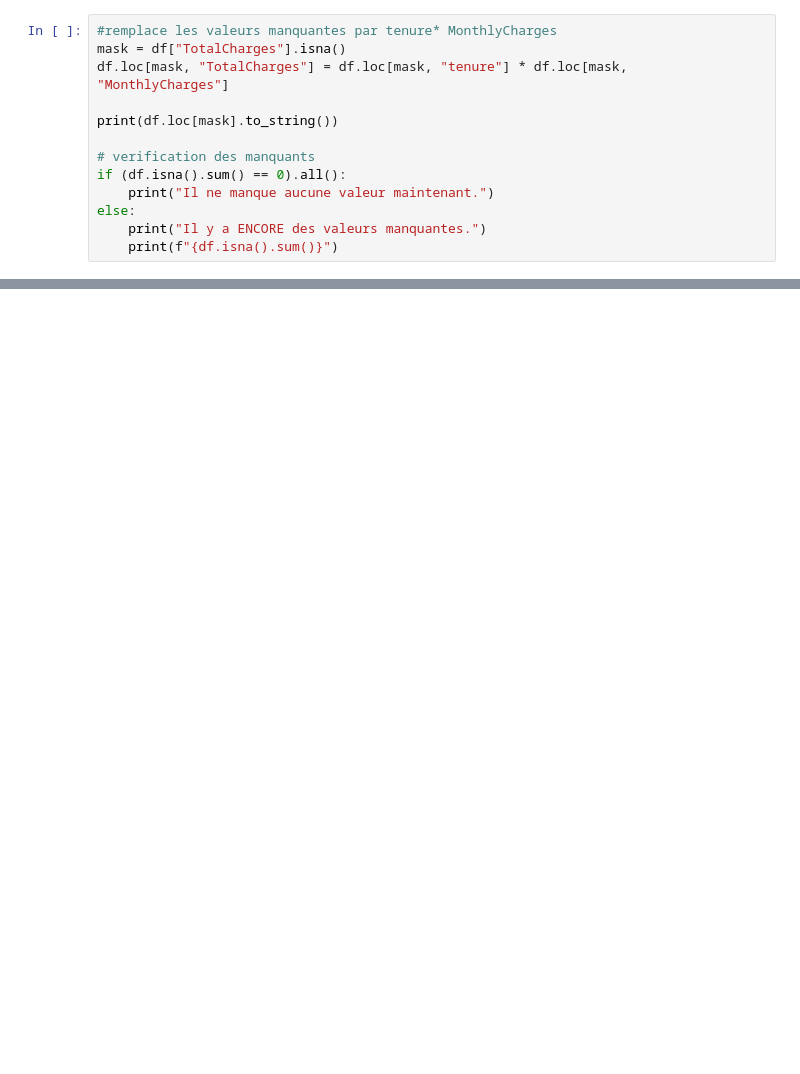
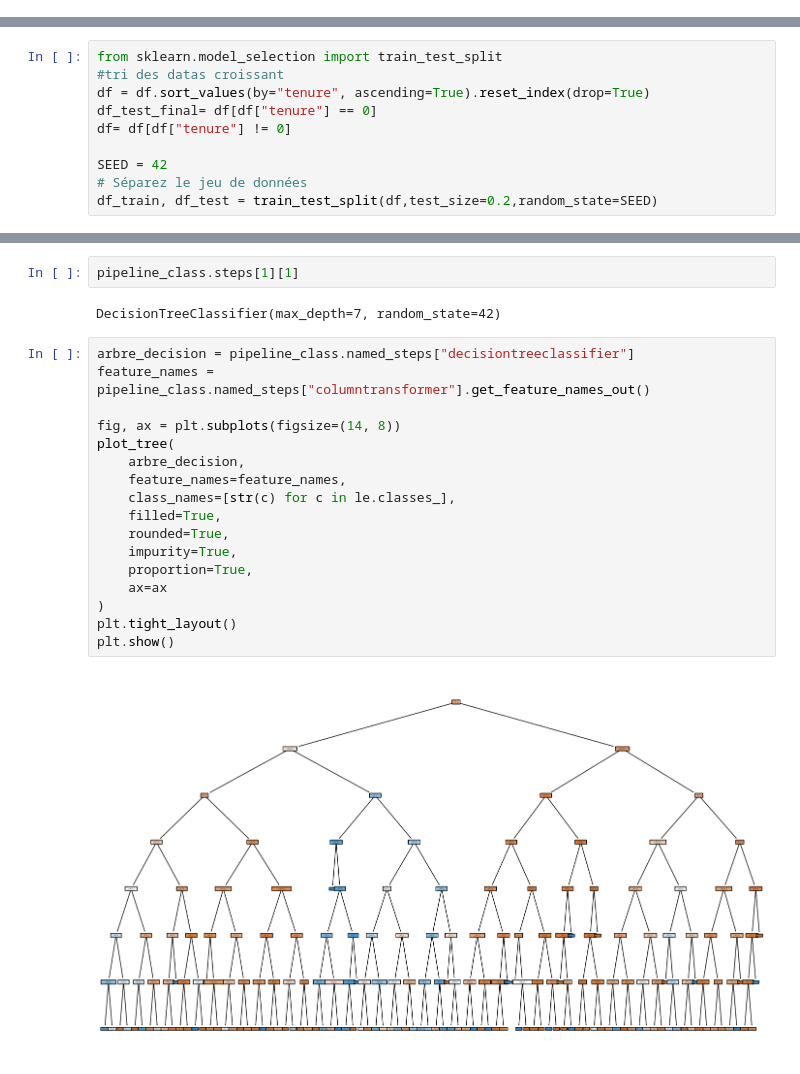
Before and after one commit to RomainGuillon/Identifier-churn, a Jupyter notebook: notebooks/02_baseline_model.ipynb, the cells around one changed output, grey strips where cells are left out. Saved outputs shown, nothing was run; the diff lists cells and outputs as text; blank space fills up the shorter version.

Commit message:
Ajout: pipeline, arbre, tableau impoirtance, Matrice de confusion

```diff
--- a/notebooks/02_baseline_model.ipynb
+++ b/notebooks/02_baseline_model.ipynb
@@ -73,13 +43,0 @@ si on regarde les c'est 2 colonnes on peut voir que tenure x MonthlyCharge et tr
-# %%
-#remplace les valeurs manquantes par tenure* MonthlyCharges
-mask = df["TotalCharges"].isna()
-df.loc[mask, "TotalCharges"] = df.loc[mask, "tenure"] * df.loc[mask, "MonthlyCharges"]
-
-print(df.loc[mask].to_string())
-
-# verification des manquants
-if (df.isna().sum() == 0).all():
-    print("Il ne manque aucune valeur maintenant.")
-else:
-    print("Il y a ENCORE des valeurs manquantes.")
-    print(f"{df.isna().sum()}")
@@ -99,0 +46,10 @@ Il ne manque aucune valeur maintenant.
+# %%
+from sklearn.model_selection import train_test_split
+#tri des datas croissant
+df = df.sort_values(by="tenure", ascending=True).reset_index(drop=True)
+df_test_final= df[df["tenure"] == 0]
+df= df[df["tenure"] != 0]
+
+SEED = 42
+# Séparez le jeu de données
+df_train, df_test = train_test_split(df,test_size=0.2,random_state=SEED)
@@ -99,0 +145,23 @@ Il ne manque aucune valeur maintenant.
+# %%
+pipeline_class.steps[1][1]
+# %% [output]
+DecisionTreeClassifier(max_depth=7, random_state=42)
+# %%
+arbre_decision = pipeline_class.named_steps["decisiontreeclassifier"]
+feature_names = pipeline_class.named_steps["columntransformer"].get_feature_names_out()
+
+fig, ax = plt.subplots(figsize=(14, 8))
+plot_tree(
+    arbre_decision,
+    feature_names=feature_names,
+    class_names=[str(c) for c in le.classes_],
+    filled=True,
+    rounded=True,
+    impurity=True,
+    proportion=True,
+    ax=ax
+)
+plt.tight_layout()
+plt.show()
+# %% [output]
+[figure, added]
```
Also changed, not shown: parts of 14 cells of this notebook.
